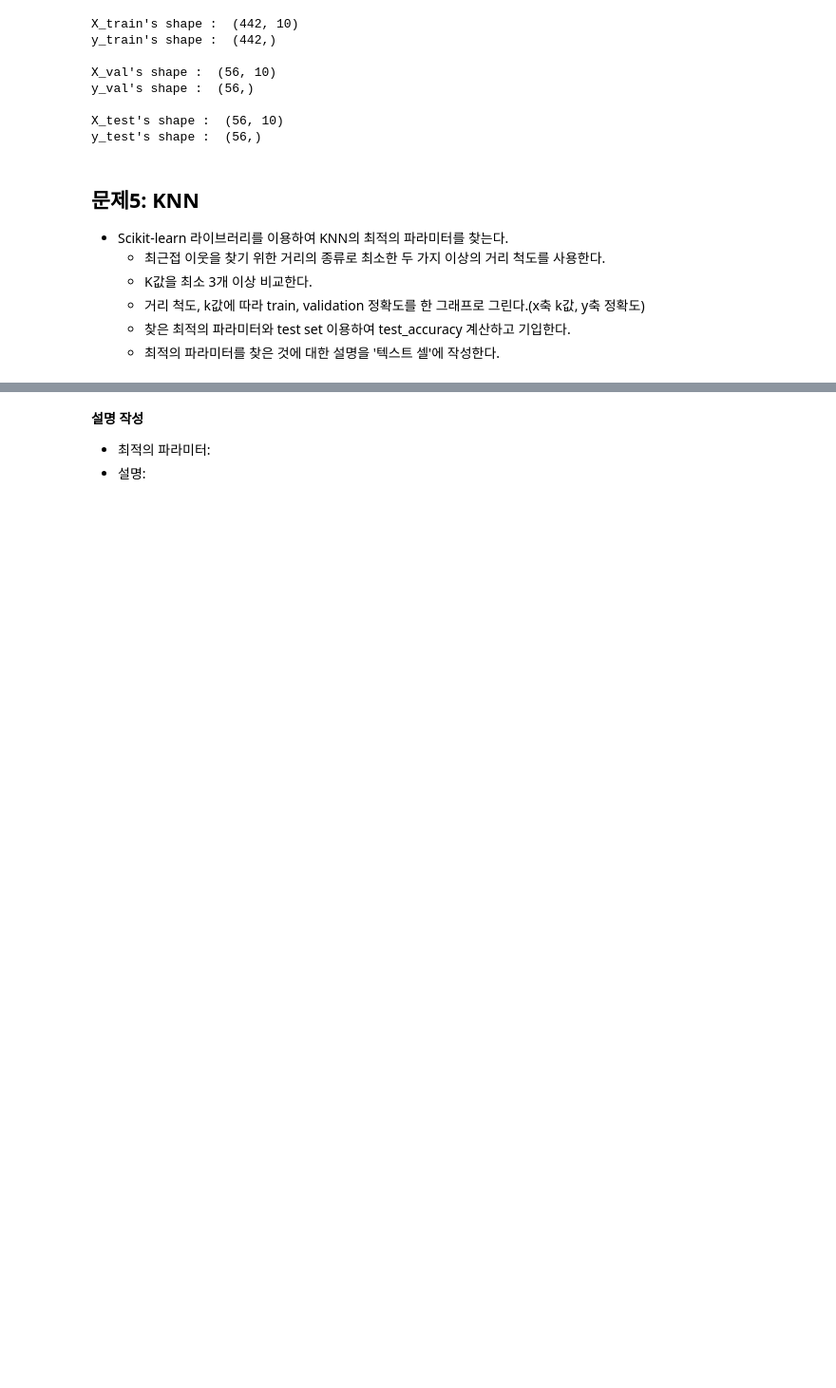
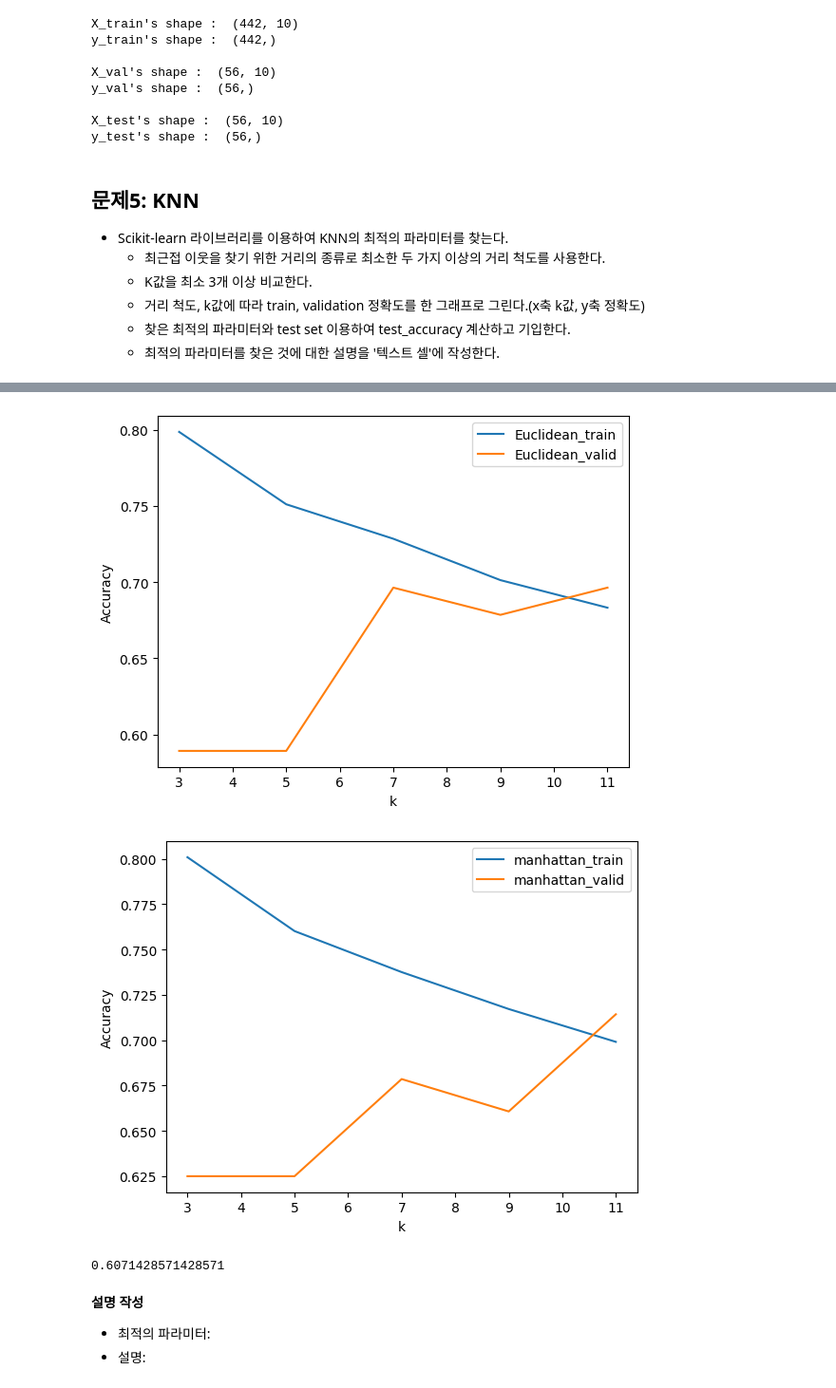
Before and after one commit to ajou20658/2023S-Ajou-ML, a Jupyter notebook: HW2.ipynb, the cells around one changed output, grey strips where cells are left out. Shown at 95% size. Saved outputs shown, nothing was run; the diff lists cells and outputs as text; code cells hidden in the pictures; blank space fills up the shorter version.

```diff
--- a/HW2.ipynb
+++ b/HW2.ipynb
@@ -467,3 +415,57 @@ plt.show()
+# %%
+### 문제 1 ###
+### 코드 작성 ###
+distance_metrics=['euclidean','manhattan']
+k_values=[3,5,7,9,11]
+train=[]
+valid=[]
+bestacc=0
+bestk=0
+bestmetrics=''
+for dst in distance_metrics:
+  for k in k_values:
+    term=KNeighborsClassifier(n_neighbors=k,metric=dst)
+    term.fit(X_train,y_train)
+
+    accuracy = term.score(X_train,y_train)
+    train.append(accuracy)
+    if accuracy>bestacc:
+      bestacc=accuracy
+      bestk=k
+      bestmetrics=dst
+
+    accuracy = term.score(X_val,y_val)
+    valid.append(accuracy)
+
+
+
+
+plt.plot(k_values,train[:len(k_values)],label='Euclidean_train')
+plt.plot(k_values,valid[:len(k_values)],label='Euclidean_valid')
+plt.xlabel('k')
+plt.ylabel('Accuracy')
+plt.legend()
+plt.show()
+
+plt.plot(k_values,train[len(k_values):],label='manhattan_train')
+plt.plot(k_values,valid[len(k_values):],label='manhattan_valid')
+plt.xlabel('k')
+plt.ylabel('Accuracy')
+plt.legend()
+plt.show()
+
+################
+# %% [output]
+[figure, added]
+[figure, added]
+# %%
+term=KNeighborsClassifier(n_neighbors=bestk,metric=bestmetrics)
+
+term.fit(X_train,y_train)
+accuracy = term.score(X_test,y_test)
+print(accuracy)
+# %% [output]
+0.6071428571428571
 # %% [markdown]
 **설명 작성**
 - 최적의 파라미터:
```
Also changed, not shown: parts of 8 cells of this notebook.
